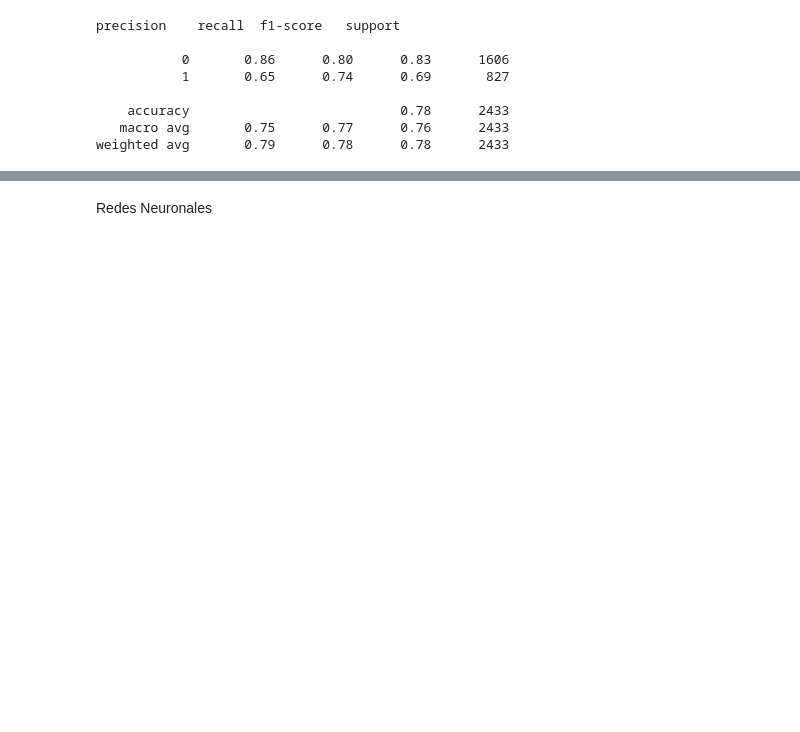
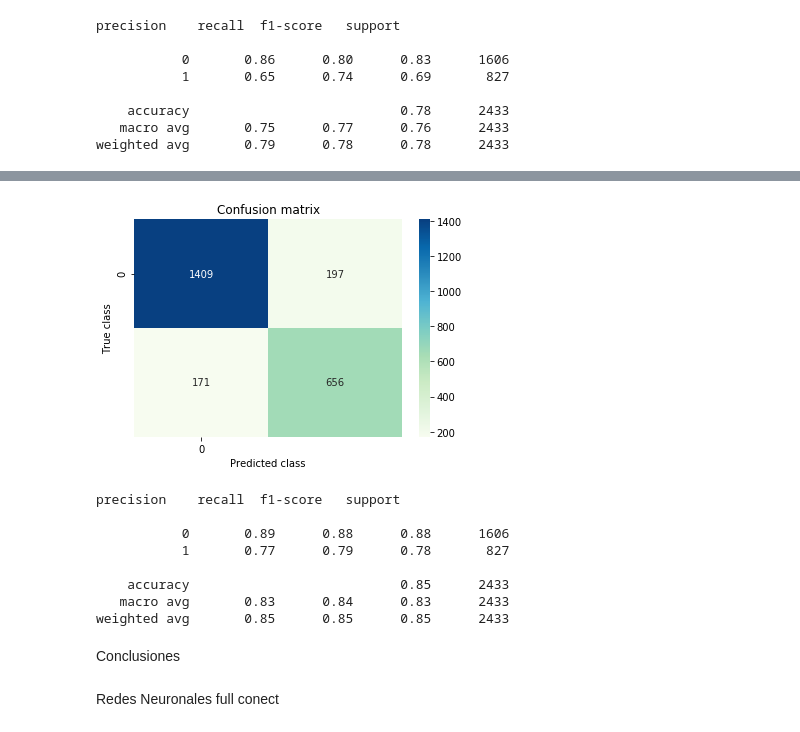
Before and after one commit to ollumope/CRP_TrabajoFinalOptometriaMed, a Jupyter notebook: Optometria.ipynb, the cells around one changed output, grey strips where cells are left out. Drawn from its saved outputs; the diff is of its cells as text; code cells hidden in the pictures; blank space fills up the shorter version.

```diff
--- a/Optometria.ipynb
+++ b/Optometria.ipynb
@@ -826,2 +839,29 @@ Si bien las métricas con este modelo sin utilizar cross validation (por efectos
+# %%
+random.seed(2020)
+randomForest = RandomForestClassifier()
+
+randomForest = RandomForestClassifier(random_state=0)
+randomForest.fit(x_est_ast, y_est_ast)
+pred_y_rf = randomForest.predict(x_test_ast)
+# %%
+conf_matrix = confusion_matrix(y_test_ast, pred_y_rf)
+sn.heatmap(conf_matrix,xticklabels=2, yticklabels=2, annot=True, fmt= "", cmap="GnBu");
+plt.title("Confusion matrix")
+plt.ylabel('True class')
+plt.xlabel('Predicted class')
+plt.show()
+print (classification_report(y_test_ast, pred_y_rf))
+# %% [output]
+[figure, added]
+precision    recall  f1-score   support
+
+           0       0.89      0.88      0.88      1606
+           1       0.77      0.79      0.78       827
+
+    accuracy                           0.85      2433
+   macro avg       0.83      0.84      0.83      2433
+weighted avg       0.85      0.85      0.85      2433
+# %% [markdown]
+Conclusiones
 # %% [markdown]
-Redes Neuronales
+Redes Neuronales full conect
```
Also changed, not shown: parts of 35 cells of this notebook.
